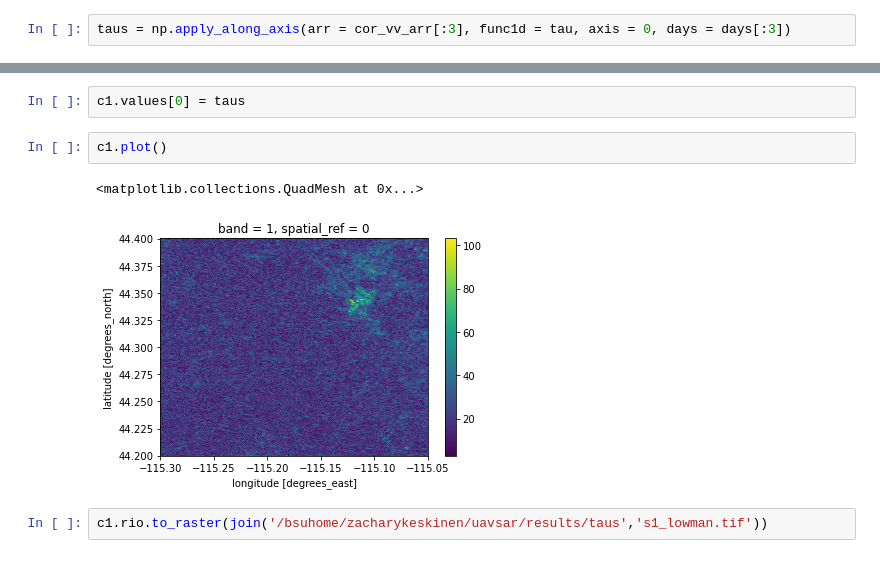
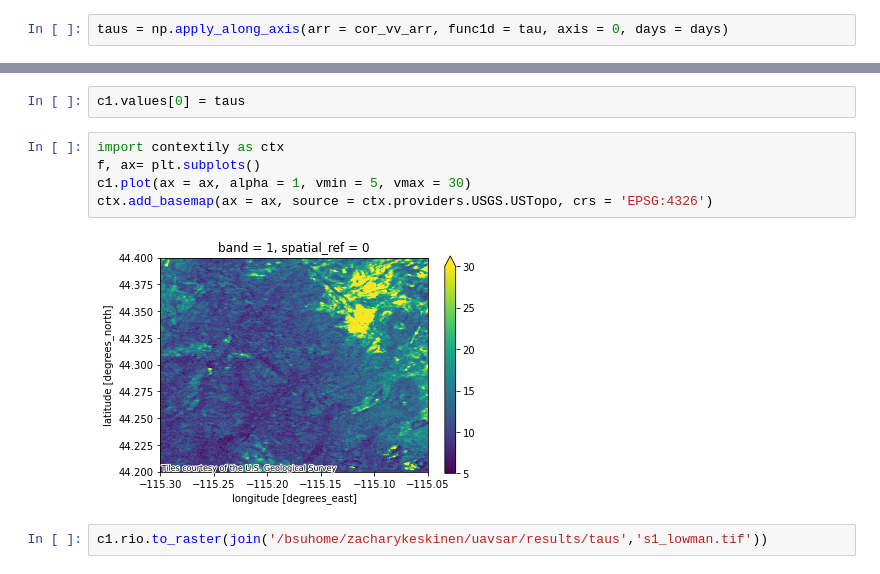
Before and after one commit to ZachHoppinen/uavsar, a Jupyter notebook: src/coherence/sentinel/tau.ipynb, the cells around one changed output, grey strips where cells are left out. Cells and saved outputs as stored; diff of their text form.

```diff
--- a/src/coherence/sentinel/tau.ipynb
+++ b/src/coherence/sentinel/tau.ipynb
@@ -41,2 +37,2 @@ plt.imshow(cor_vv_arr[:50,:50,:50][0])
 # %%
-taus = np.apply_along_axis(arr = cor_vv_arr[:3], func1d = tau, axis = 0, days = days[:3])
+taus = np.apply_along_axis(arr = cor_vv_arr, func1d = tau, axis = 0, days = days)
@@ -53,9 +39,11 @@ c1.plot()
 # %%
 c1.values[0] = taus
-# %%
-c1.plot()
-# %% [output]
-<matplotlib.collections.QuadMesh at 0x...>
-[figure, removed]
+# %%
+import contextily as ctx
+f, ax= plt.subplots()
+c1.plot(ax = ax, alpha = 1, vmin = 5, vmax = 30)
+ctx.add_basemap(ax = ax, source = ctx.providers.USGS.USTopo, crs = 'EPSG:4326')
+# %% [output]
+[figure, added]
 # %%
 c1.rio.to_raster(join('/bsuhome/zacharykeskinen/uavsar/results/taus','s1_lowman.tif'))
```
Also changed, not shown: parts of 6 cells of this notebook.
